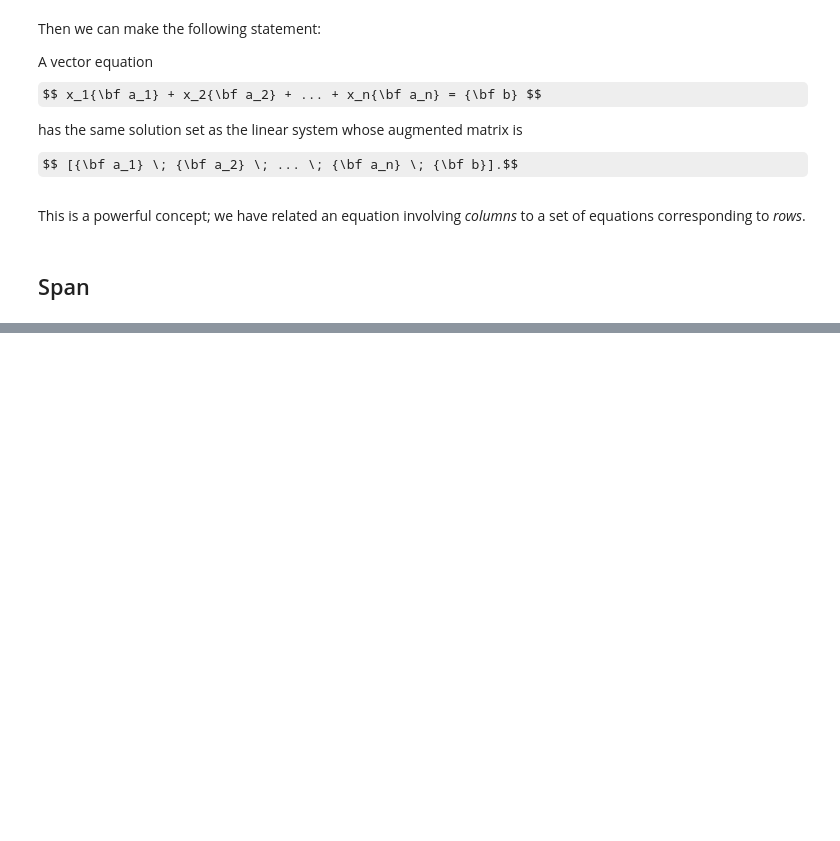
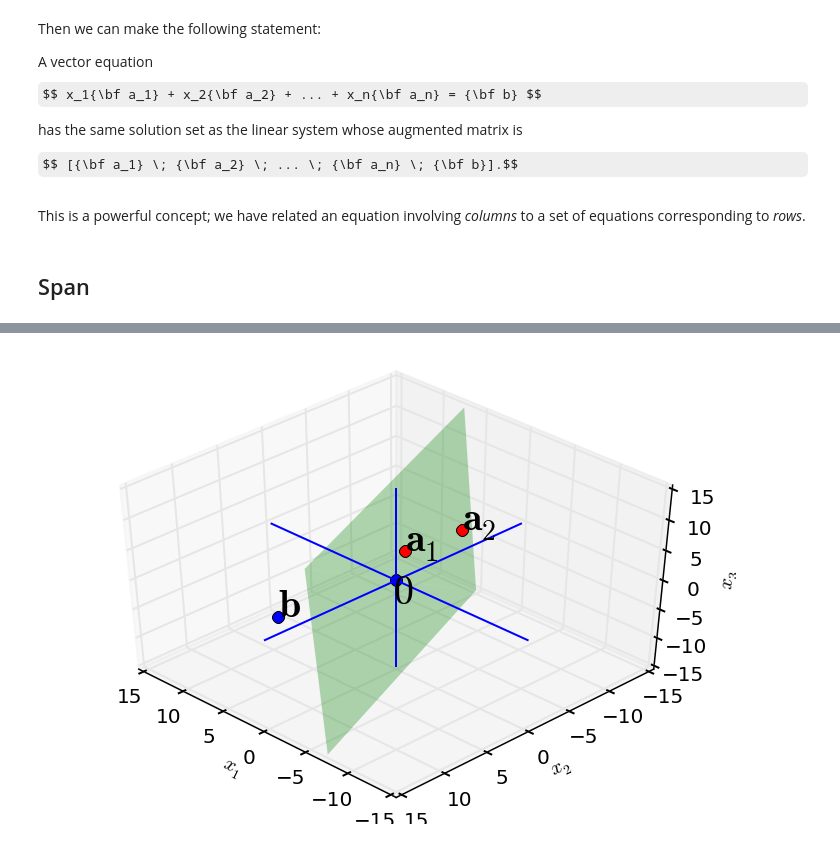
Before and after one commit to mcrovella/CS132-Geometric-Algorithms, a Jupyter notebook: L3VectorEquations.ipynb, the cells around one changed output, grey strips where cells are left out. Cells and saved outputs as stored; diff of their text form; code cells hidden in the pictures; some formulas as TeX source; blank space fills up the shorter version.

```diff
--- a/L3VectorEquations.ipynb
+++ b/L3VectorEquations.ipynb
@@ -342,0 +415,28 @@ This is a powerful concept; we have related an equation involving _columns_ to a
+# %%
+# to make this interactive
+# in ipython qtconsole
+# %matplotlib qt
+# add code ax.mouse_init() below
+sl.hide_code_in_slideshow()
+ax = ut.plotSetup3d(-15,15,-15,15,-15,15)
+v = [1.0,-2.0,3.0]
+u = [5.0,-13.0,-3.0]
+b = [6.0, 8.0, -5.0]
+ax.text(v[0],v[1],v[2],r'$\bf a_1$',size=20)
+ax.text(u[0],u[1],u[2],r'$\bf a_2$',size=20)
+ax.text(b[0],b[1],b[2],r'$\bf b$',size=20)
+#ax.text(1,-4,-10,r'Span{$\bf a,b$}',size=16)
+ax.text(0.2,0.2,-4,r'$\bf 0$',size=20)
+# plotting the span of v
+ut.plotSpan3d(ax,u,v,'Green')
+ut.plotPoint3d(ax,u[0],u[1],u[2],'r')
+ut.plotPoint3d(ax,v[0],v[1],v[2],'r')
+ut.plotPoint3d(ax,b[0],b[1],b[2],'b')
+ut.plotPoint3d(ax,0,0,0,'b')
+# plotting the axes
+ut.plotIntersection3d(ax,[0,0,1,0],[0,1,0,0])
+ut.plotIntersection3d(ax,[0,0,1,0],[1,0,0,0])
+ut.plotIntersection3d(ax,[0,1,0,0],[1,0,0,0])
+ax.view_init(azim=135.0,elev=43.0)
+print ''
+# %% [output]
@@ -342,0 +444 @@ This is a powerful concept; we have related an equation involving _columns_ to a
+[figure, added]
```
Also changed, not shown: parts of 10 cells of this notebook, 1 other file.
